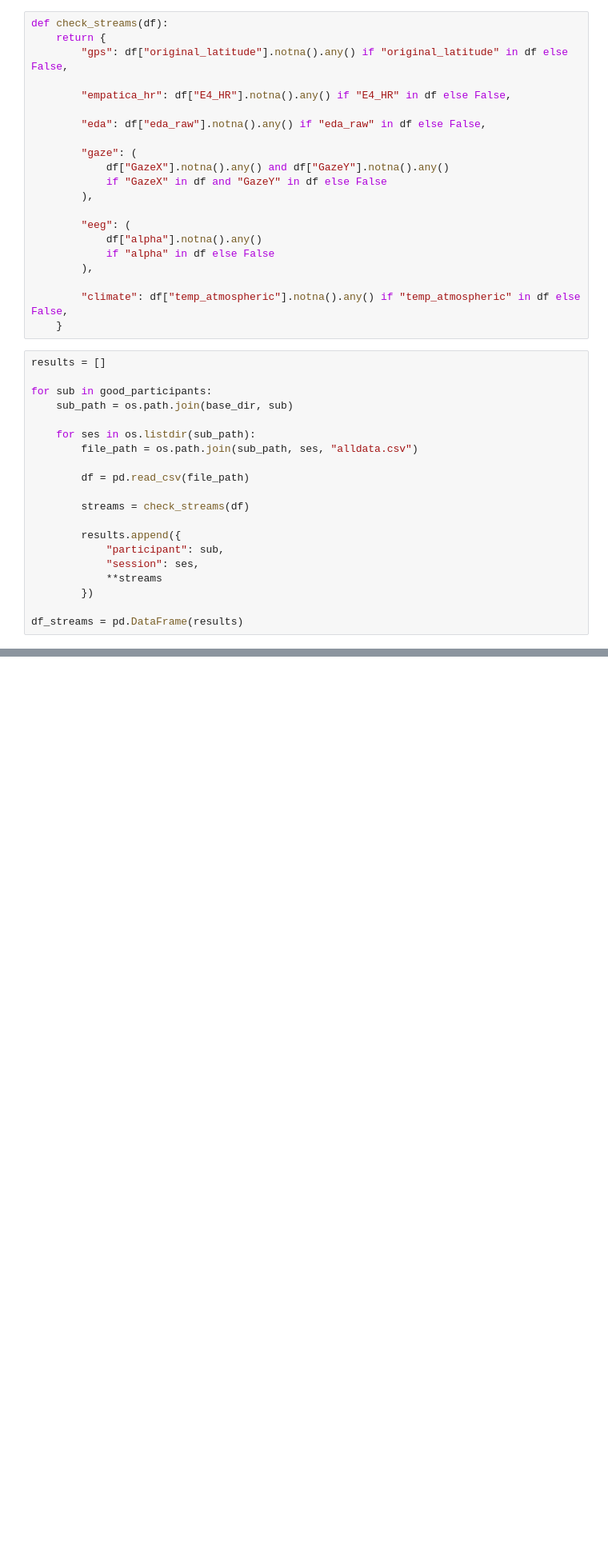
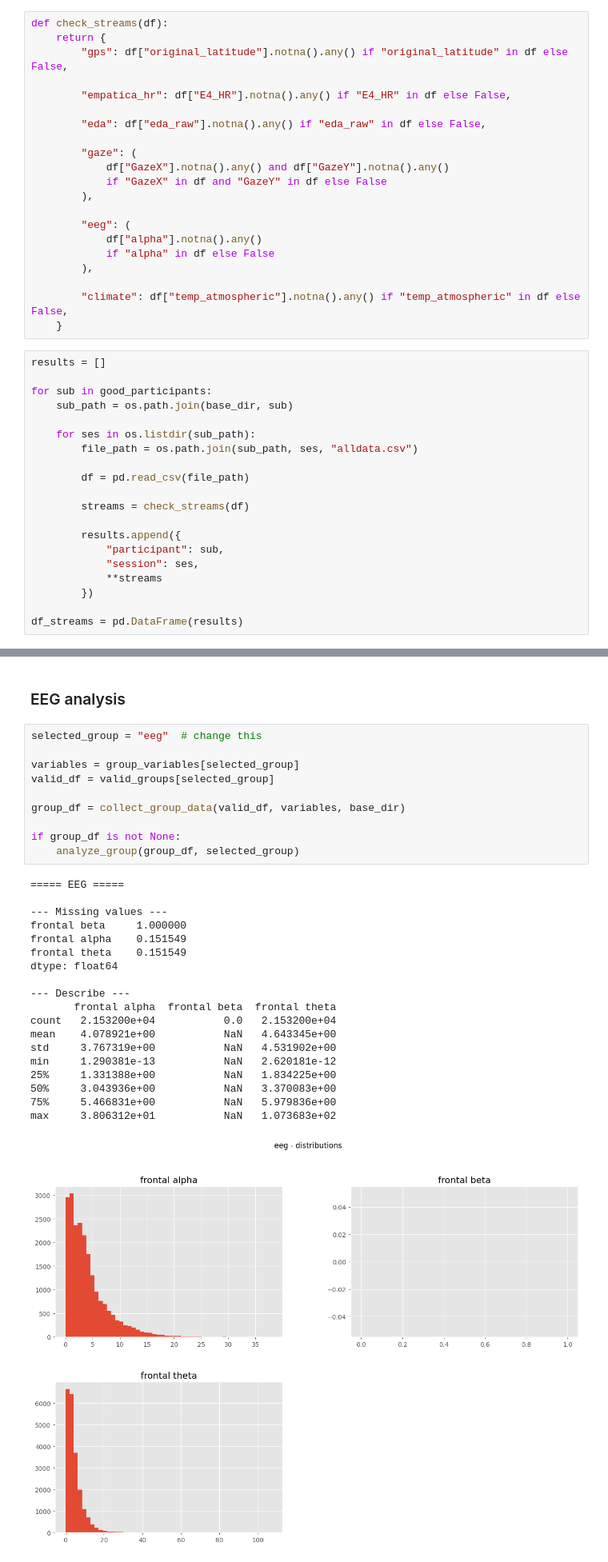
Before and after one commit to raquelmdtum/master-thesis, a Jupyter notebook: notebooks/do_quality_testing.ipynb, the cells around one changed output, grey strips where cells are left out. Shown at 80% size. Saved outputs shown, nothing was run; the diff lists cells and outputs as text; blank space fills up the shorter version.

```diff
--- a/notebooks/do_quality_testing.ipynb
+++ b/notebooks/do_quality_testing.ipynb
@@ -271,0 +500,32 @@ df_streams[
+# %% [markdown]
+### EEG analysis
+# %%
+selected_group = "eeg"  # change this
+
+variables = group_variables[selected_group]
+valid_df = valid_groups[selected_group]
+
+group_df = collect_group_data(valid_df, variables, base_dir)
+
+if group_df is not None:
+    analyze_group(group_df, selected_group)
+# %% [output]
+===== EEG =====
+
+--- Missing values ---
+frontal beta     1.000000
+frontal alpha    0.151549
+frontal theta    0.151549
+dtype: float64
+
+--- Describe ---
+       frontal alpha  frontal beta  frontal theta
+count   2.153200e+04           0.0   2.153200e+04
+mean    4.078921e+00           NaN   4.643345e+00
+std     3.767319e+00           NaN   4.531902e+00
+min     1.290381e-13           NaN   2.620181e-12
+25%     1.331388e+00           NaN   1.834225e+00
+50%     3.043936e+00           NaN   3.370083e+00
+75%     5.466831e+00           NaN   5.979836e+00
+max     3.806312e+01           NaN   1.073683e+02
+[figure, added]
```
Also changed, not shown: parts of 37 cells of this notebook.
